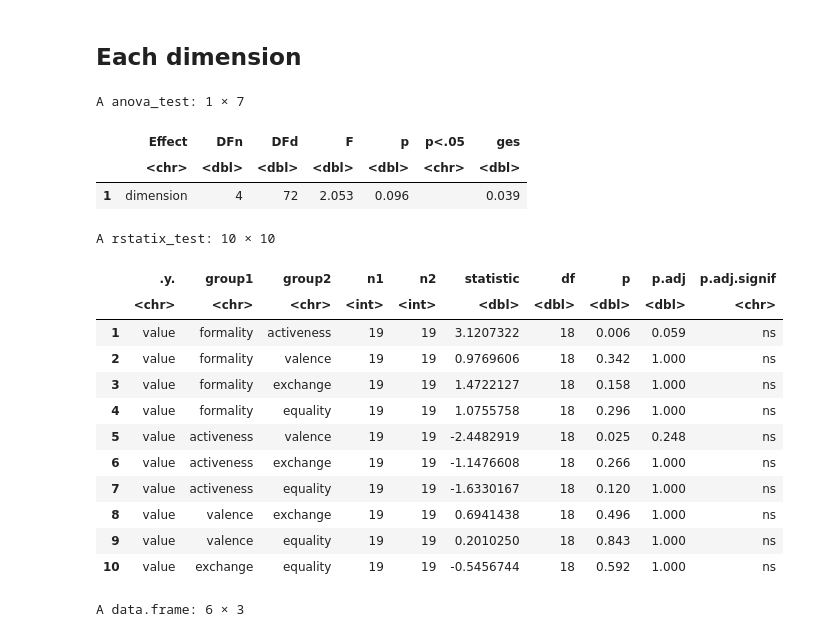
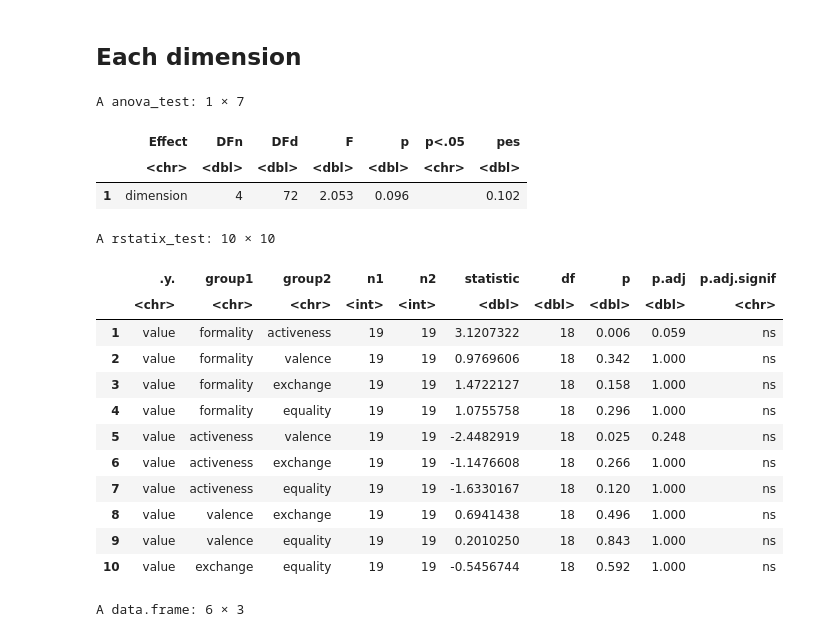
Before and after one commit to BNU-Wang-MSN-Lab/FAVEE-HPP, a Jupyter notebook: Study2/RSA_Regression/LOOCV_Models.ipynb, the cells around one changed output. Cells and saved outputs as stored; diff of their text form; code cells hidden in the pictures.

```diff
--- a/Study2/RSA_Regression/LOOCV_Models.ipynb
+++ b/Study2/RSA_Regression/LOOCV_Models.ipynb
@@ -274,7 +275,7 @@ head(loocv_df, 3)
 
 res.aov = anova_test(
     data = loocv_df,dv = loocv, wid = Region,
-    within = Model)
+    within = Model, effect.size = "pes")
 get_anova_table(res.aov)
 
 # pairwise comparisons
@@ -360,33 +361,33 @@ png
 # %%
 options(warn = -1)
 formality = read.csv('output_data/loocv/formality33d_loocv.csv',row.names=1)
 activeness = read.csv('output_data/loocv/activeness33d_loocv.csv',row.names=1)
 valence = read.csv('output_data/loocv/valence33d_loocv.csv',row.names=1)
 exchange = read.csv('output_data/loocv/exchange33d_loocv.csv',row.names=1)
 equality = read.csv('output_data/loocv/equality33d_loocv.csv',row.names=1)
 
 dimensions19r = cbind(formality,activeness,valence,exchange,equality)
 dimensions19r = FisherZ(dimensions19r)
 dimensions19r_melt = dimensions19r %>% as.matrix() %>% melt()
 colnames(dimensions19r_melt) = c('region','dimension','value')
 
 res.aov = anova_test(
     data = dimensions19r_melt,dv = value, wid = region,
-    within = dimension)
+    within = dimension, effect.size = "pes")
 get_anova_table(res.aov)
 
 # pairwise comparisons
 pwc <- dimensions19r_melt %>%
   pairwise_t_test(
     value ~ dimension, paired = TRUE,
     p.adjust.method = "bonferroni"
     )
 pwc
 # %% [output]
 A anova_test: 1 × 7
-|  | Effect | DFn | DFd | F | p | p<.05 | ges |
+|  | Effect | DFn | DFd | F | p | p<.05 | pes |
 |  | <chr> | <dbl> | <dbl> | <dbl> | <dbl> | <chr> | <dbl> |
-| 1 | dimension | 4 | 72 | 2.053 | 0.096 |  | 0.039 |
+| 1 | dimension | 4 | 72 | 2.053 | 0.096 |  | 0.102 |
 A rstatix_test: 10 × 10
 |  | .y. | group1 | group2 | n1 | n2 | statistic | df | p | p.adj | p.adj.signif |
 |  | <chr> | <chr> | <chr> | <int> | <int> | <dbl> | <dbl> | <dbl> | <dbl> | <chr> |
```
Also changed, not shown: parts of 6 cells of this notebook, 1 other file.
